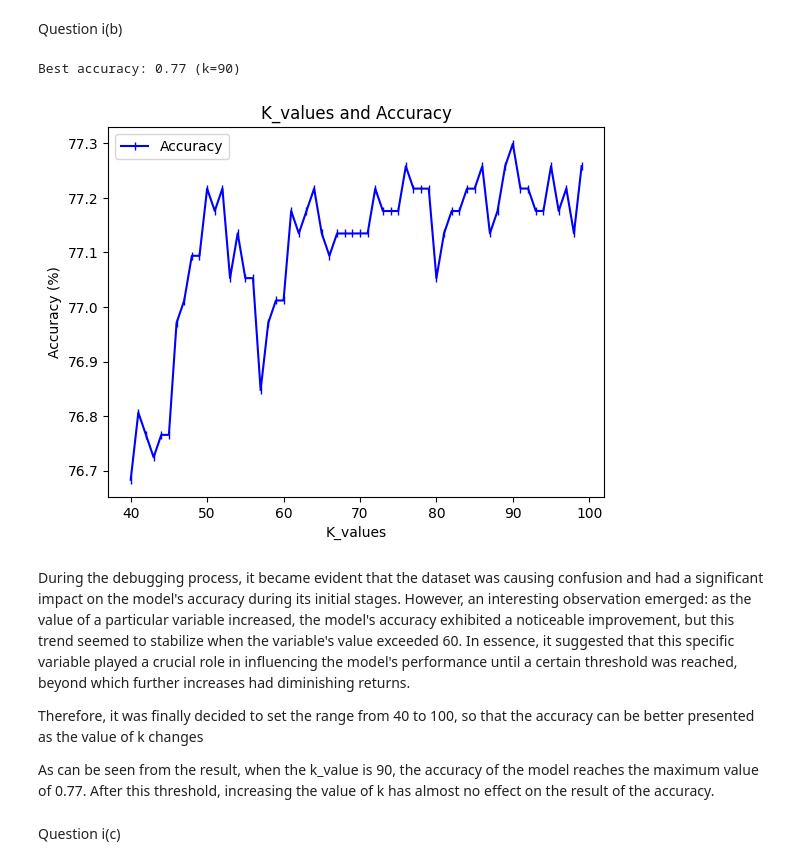
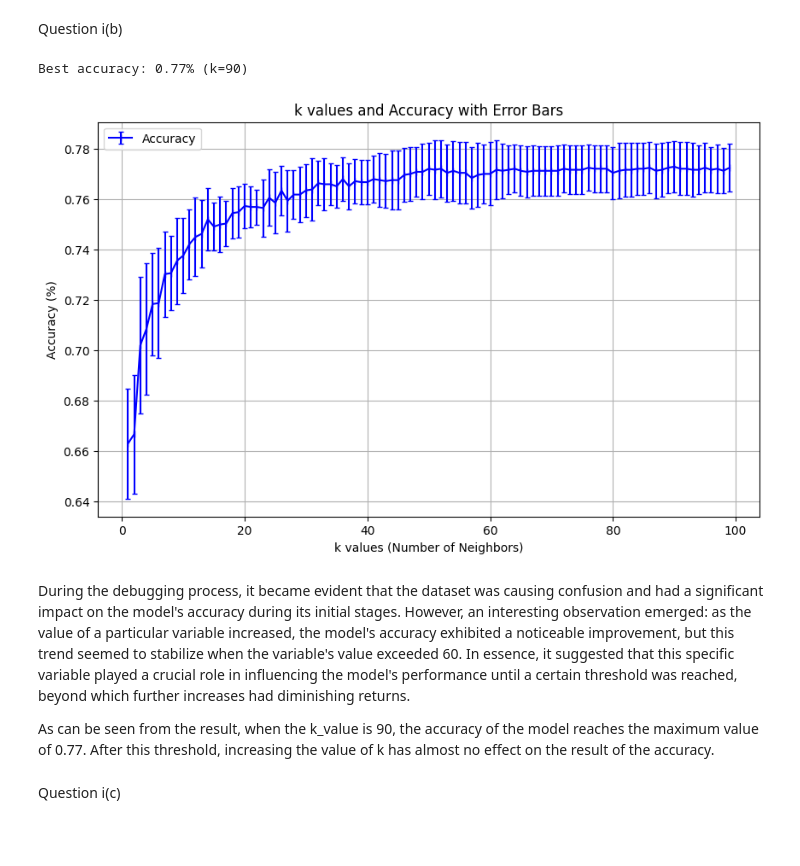
Before and after one commit to M2-Luminous/CSU44061-Machine-Learning, a Jupyter notebook: week4/week4_assign.ipynb, the cells around one changed output. Saved outputs shown, nothing was run; the diff lists cells and outputs as text; code cells hidden in the pictures; blank space fills up the shorter version.

```diff
--- a/week4/week4_assign.ipynb
+++ b/week4/week4_assign.ipynb
@@ -91,41 +105,53 @@ As can be seen from the result, when the C_value is 10 and the degree is 10, the
 # %% [markdown]
 Question i(b)
 # %%
-def knn_fine_tune_paragrams(k_list, x, y, cv=5):
+def knn_fine_tune_parameters(k_list, x, y, cv=5):
     best_acc = 0
     best_k = 0
 
     accuracy = []
+    std_devs = []
+
+    # Iterate through k values
     for k in k_list:
         knn_clf = KNeighborsClassifier(n_neighbors=k, weights='distance')
 
+        # Perform cross-validation and calculate mean accuracy
         scores = cross_val_score(knn_clf, x, y, cv=cv, scoring='accuracy')
         curr_acc = scores.mean()
-        accuracy.append(curr_acc * 100)
+        curr_std = scores.std()
+
+        accuracy.append(curr_acc)
+        std_devs.append(curr_std)
 
         if curr_acc > best_acc:
             best_acc = curr_acc
             best_k = k
 
-    plt.plot(k_list, accuracy, marker='|', color='#0000FF', label='Accuracy')
-    plt.xlabel('K_values')
+    # Plot accuracy with error bars
+    plt.figure(figsize=(10, 6))
+    plt.errorbar(k_list, accuracy, yerr=std_devs, marker='|', color='#0000FF', capsize=2, label='Accuracy')
+
+    # Print the best result
+    print(f"Best accuracy: {best_acc:.2f}% (k={best_k})")
+
+    # Set up labels and title
+    plt.xlabel('k values (Number of Neighbors)')
     plt.ylabel('Accuracy (%)')
+    plt.title("k values and Accuracy with Error Bars")
+    plt.grid(True)
     plt.legend()
-    plt.title("K_values and Accuracy")
-
-    print(f"Best accuracy: {best_acc:.2f} (k={best_k})")
     plt.show()
 
-k_range = np.arange(40, 100)
-knn_fine_tune_paragrams(k_range, x_train, y_train)
+# Test different k values (can adjust the range if necessary)
+k_range = np.arange(1, 100)
+knn_fine_tune_parameters(k_range, x_train, y_train)
 # %% [output]
-Best accuracy: 0.77 (k=90)
+Best accuracy: 0.77% (k=90)
-[figure, old version]
+[figure, new version]
 # %% [markdown]
 During the debugging process, it became evident that the dataset was causing confusion and had a significant impact on the model's accuracy during its initial stages. However, an interesting observation emerged: as the value of a particular variable increased, the model's accuracy exhibited a noticeable improvement, but this trend seemed to stabilize when the variable's value exceeded 60. In essence, it suggested that this specific variable played a crucial role in influencing the model's performance until a certain threshold was reached, beyond which further increases had diminishing returns.
 
-Therefore, it was finally decided to set the range from 40 to 100, so that the accuracy can be better presented as the value of k changes
-
 As can be seen from the result, when the k_value is 90, the accuracy of the model reaches the maximum value of 0.77. After this threshold, increasing the value of k has almost no effect on the result of the accuracy.
 # %% [markdown]
 Question i(c)
```
Also changed, not shown: parts of 8 cells of this notebook, 1 other file.
